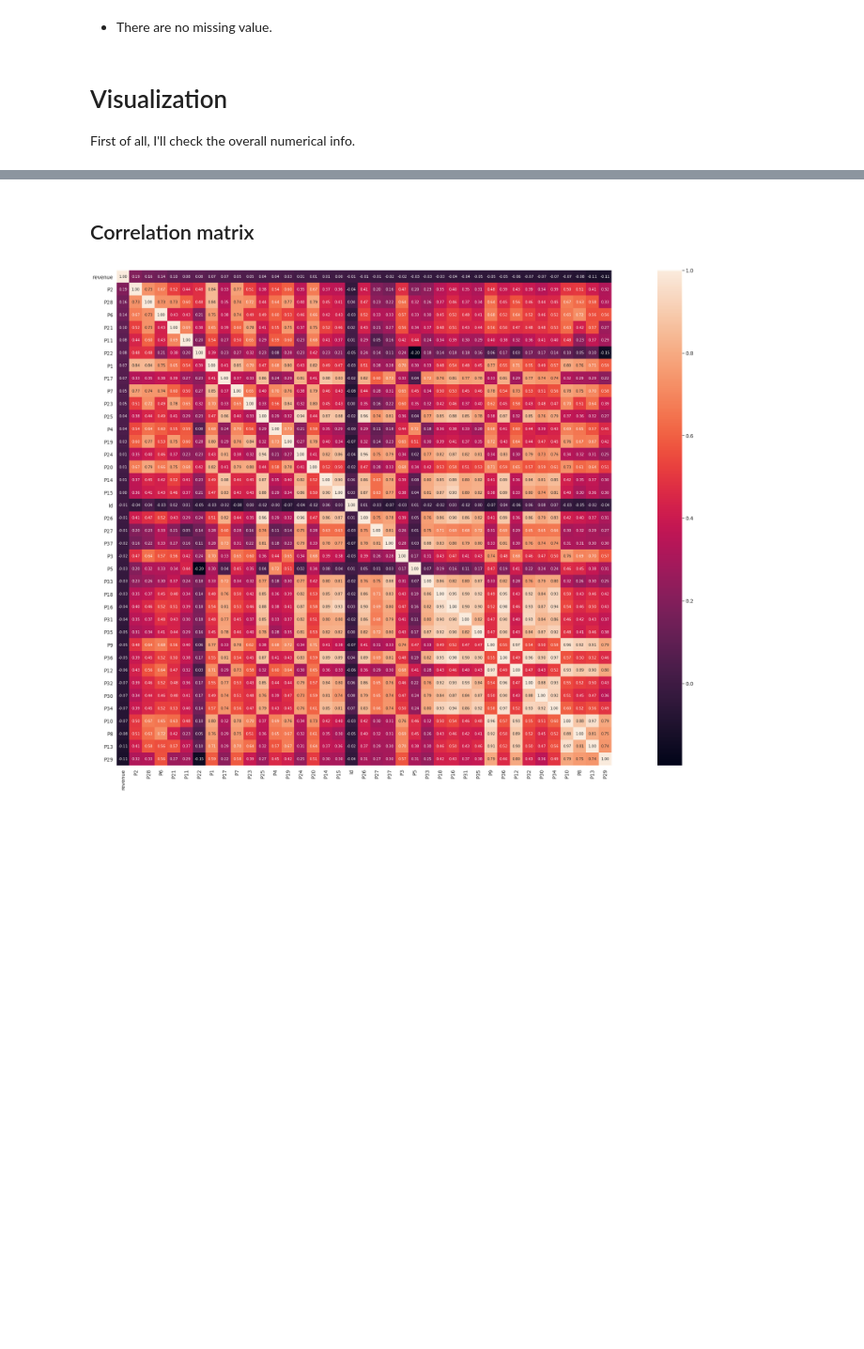
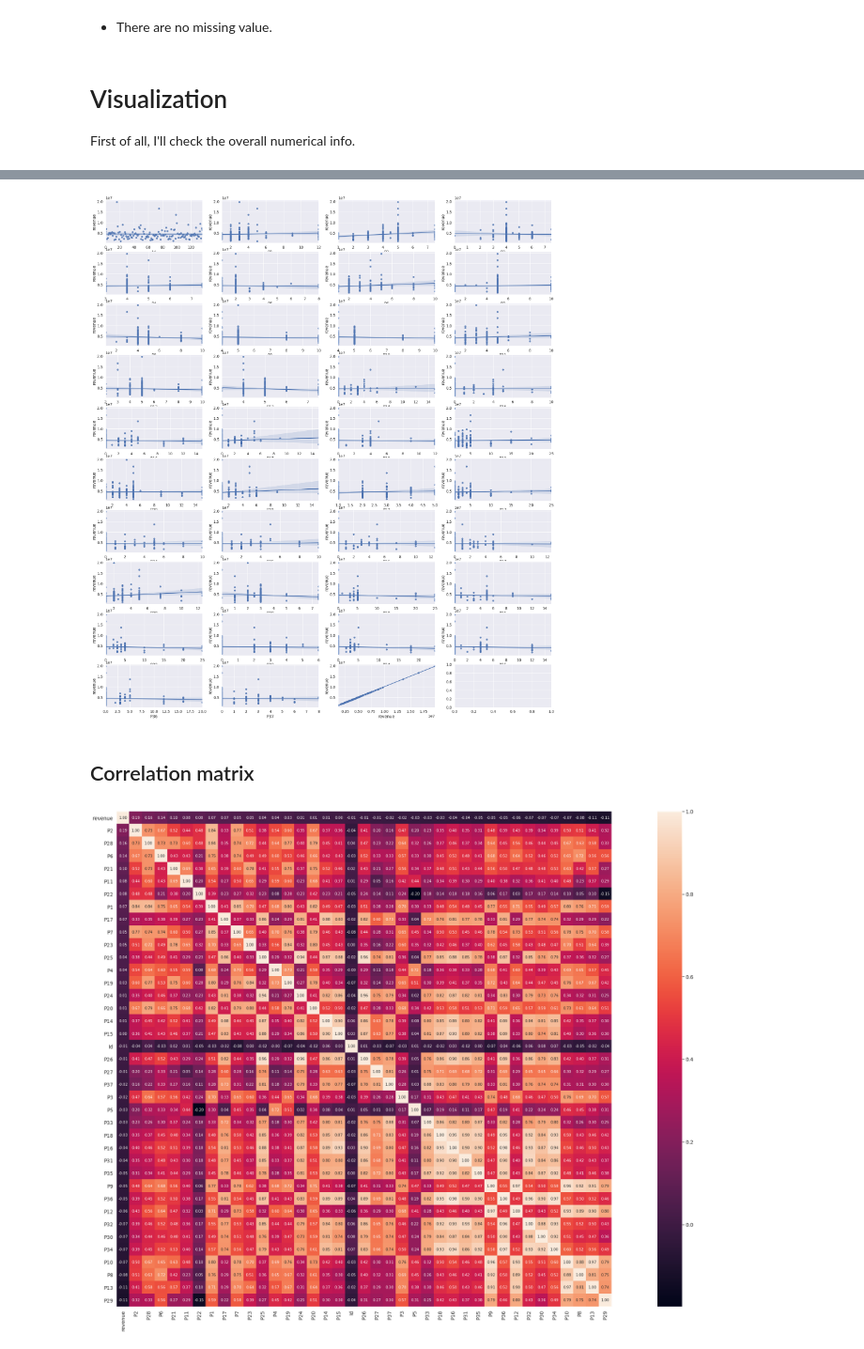
Before and after one commit to shima2920/Kaggle, a Jupyter notebook: Restaurant_Revenue_Prediction.ipynb, the cells around one changed output, grey strips where cells are left out. Shown at 94% size. Saved outputs shown, nothing was run; the diff lists cells and outputs as text; code cells hidden in the pictures; blank space fills up the shorter version.

Commit message:
Update the visualization

```diff
--- a/Restaurant_Revenue_Prediction.ipynb
+++ b/Restaurant_Revenue_Prediction.ipynb
@@ -267,3 +275,10 @@ fig.tight_layout()
+# %%
+numerical_features = train.select_dtypes([np.number]).columns.tolist()
+fig, ax = plt.subplots(10, 4, figsize=(30, 35))
+for variable, subplot in zip(numerical_features, ax.flatten()):
+    sns.regplot(x=train[variable], y=train['revenue'], ax=subplot)
+# %% [output]
+[figure, added]
 # %% [markdown]
 ## Correlation matrix
 # %%
```
Also changed, not shown: parts of 27 cells of this notebook.
